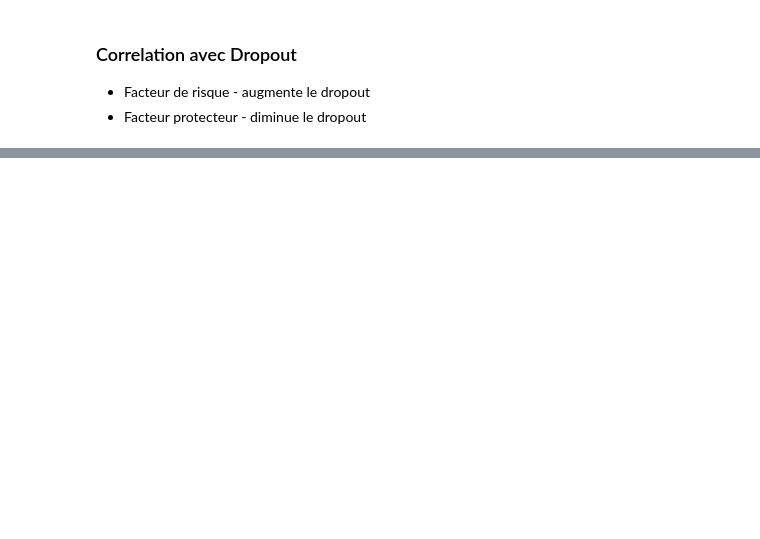
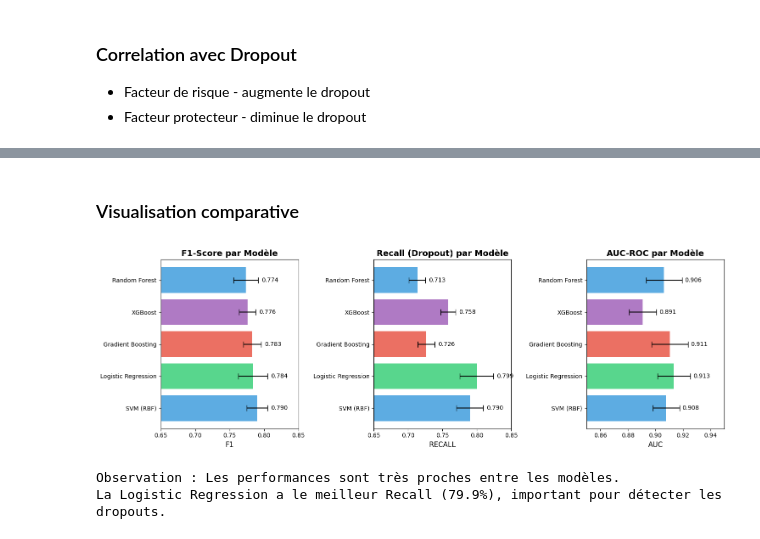
Before and after one commit to matrixise/alyra-ai-ml, a Jupyter notebook: notebooks/eda_minimal.ipynb, the cells around one changed output, grey strips where cells are left out. Cells and saved outputs as stored; diff of their text form; code cells hidden in the pictures; blank space fills up the shorter version.

```diff
--- a/notebooks/eda_minimal.ipynb
+++ b/notebooks/eda_minimal.ipynb
@@ -1363,26 +1569,0 @@ Le modèle baseline Logistic Regression atteint déjà des performances très sa
-# %%
-# Calculer scale_pos_weight pour XGBoost (ratio classe majoritaire/minoritaire)
-scale_pos_weight = (len(y_train) - y_train.sum()) / y_train.sum()
-
-# Définir les modèles à comparer
-models = {
-    "Logistic Regression": LogisticRegression(
-        class_weight="balanced", max_iter=1000, random_state=42
-    ),
-    "Random Forest": RandomForestClassifier(
-        n_estimators=100, class_weight="balanced", random_state=42, n_jobs=-1
-    ),
-    "Gradient Boosting": GradientBoostingClassifier(n_estimators=100, random_state=42),
-    "SVM (RBF)": SVC(kernel="rbf", class_weight="balanced", probability=True, random_state=42),
-    "XGBoost": XGBClassifier(
-        n_estimators=100,
-        scale_pos_weight=scale_pos_weight,
-        random_state=42,
-        eval_metric="logloss",
-        verbosity=0,
-    ),
-}
-
-print(f"\nModèles à comparer : {len(models)}")
-for name in models.keys():
-    print(f"  - {name}")
@@ -1744,0 +1728,25 @@ print("  🟢 Coefficient NÉGATIF → Diminue le risque de dropout")
+# %% [markdown]
+### Visualisation comparative
+# %%
+plot_cfg = [
+    ("f1",     "F1-Score par Modèle",            (0.65, 0.85), 0.005),
+    ("recall", "Recall (Dropout) par Modèle",    (0.65, 0.85), 0.005),
+    ("auc",    "AUC-ROC par Modèle",             (0.85, 0.95), 0.002),
+]
+
+colors = ["#3498db", "#2ecc71", "#e74c3c", "#9b59b6"]
+
+fig, axes = plt.subplots(1, 3, figsize=(15, 5))
+
+for ax, (metric, title, xlim, text_offset) in zip(axes, plot_cfg):
+    barh_metric(ax, results_df, metric, title, xlim, text_offset, colors=colors)
+
+plt.tight_layout()
+plt.show()
+
+print("\nObservation : Les performances sont très proches entre les modèles.")
+print("La Logistic Regression a le meilleur Recall (79.9%), important pour détecter les dropouts.")
+# %% [output]
+[figure, added]
+Observation : Les performances sont très proches entre les modèles.
+La Logistic Regression a le meilleur Recall (79.9%), important pour détecter les dropouts.
```
Also changed, not shown: parts of 107 cells of this notebook, 3 other files.
